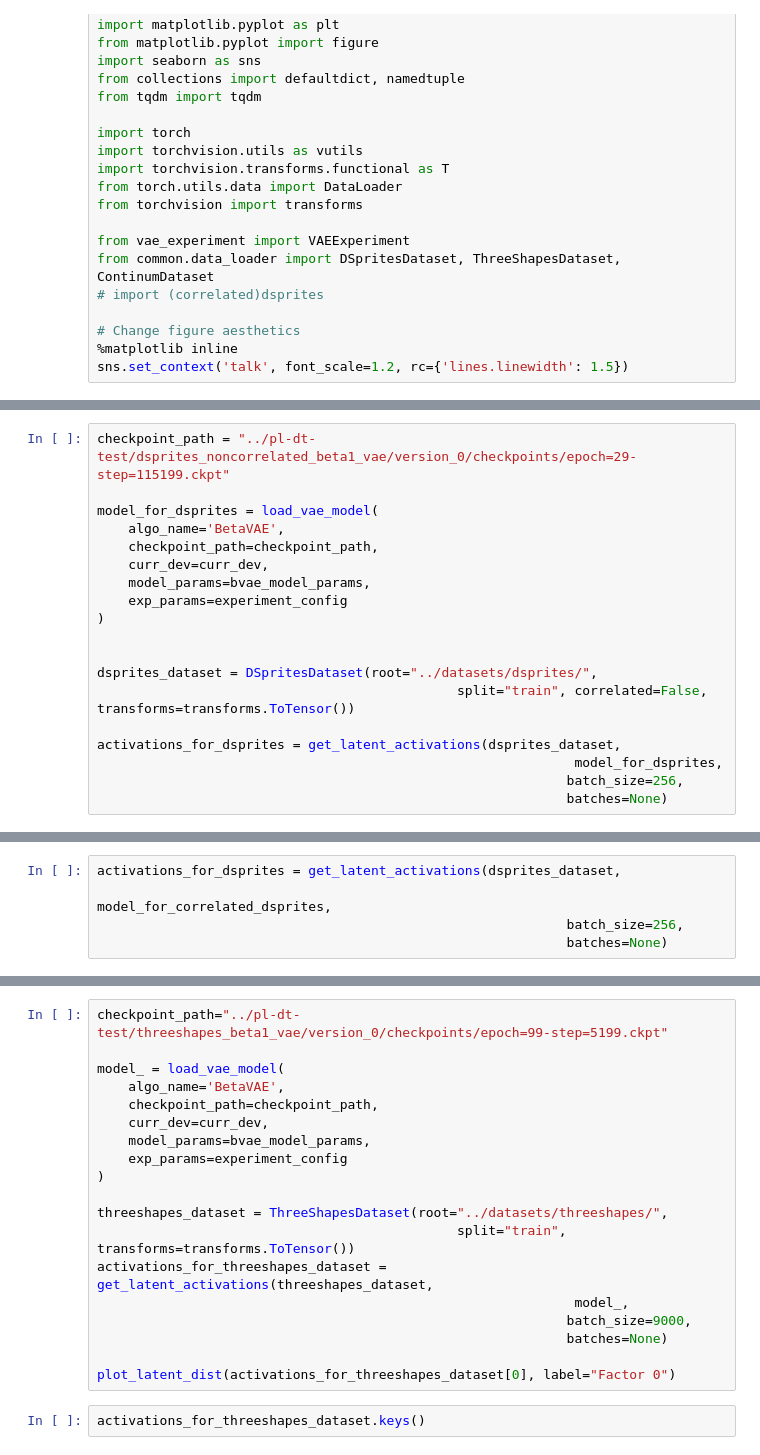
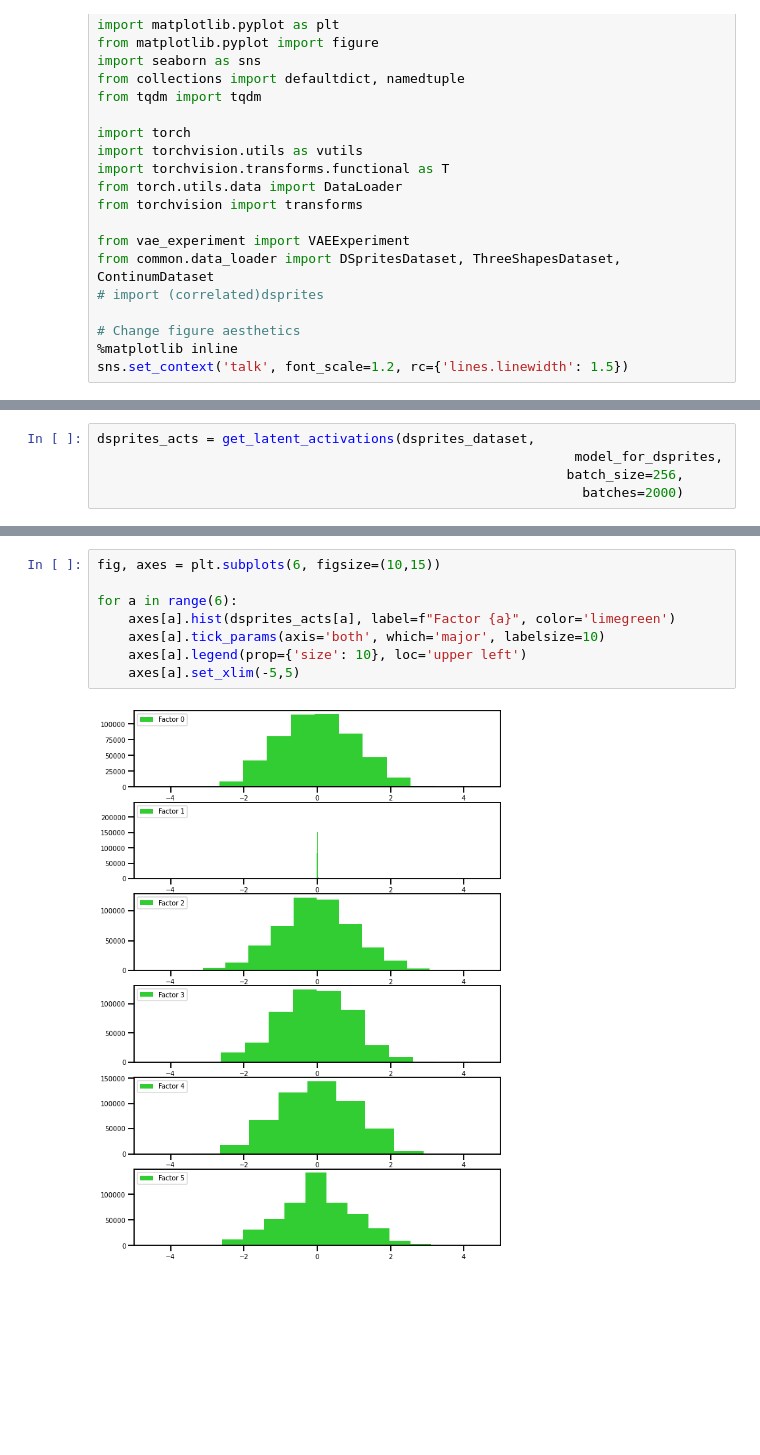
Before and after one commit to muhammadyaseen/vae-disentanglement, a Jupyter notebook: Latent Encoding Investigaton.ipynb, the cells around one changed output, grey strips where cells are left out. Cells and saved outputs as stored; diff of their text form; blank space fills up the shorter version.

```diff
--- a/Latent Encoding Investigaton.ipynb
+++ b/Latent Encoding Investigaton.ipynb
@@ -151,19 +326,0 @@ activations_for_correlated_dsprites = get_latent_activations(correlated_dsprites
-# %%
-checkpoint_path = "../pl-dt-test/dsprites_noncorrelated_beta1_vae/version_0/checkpoints/epoch=29-step=115199.ckpt"
-
-model_for_dsprites = load_vae_model(
-    algo_name='BetaVAE',
-    checkpoint_path=checkpoint_path,
-    curr_dev=curr_dev,
-    model_params=bvae_model_params,
-    exp_params=experiment_config
-)
-
-
-dsprites_dataset = DSpritesDataset(root="../datasets/dsprites/",
-                                              split="train", correlated=False, transforms=transforms.ToTensor())
-
-activations_for_dsprites = get_latent_activations(dsprites_dataset,
-                                                             model_for_dsprites,
-                                                            batch_size=256,
-                                                            batches=None)
@@ -176,5 +327,5 @@ plot_latent_dist(activations_for_correlated_dsprites[1], label="Factor 1")
 # %%
-activations_for_dsprites = get_latent_activations(dsprites_dataset,
-                                                             model_for_correlated_dsprites,
+dsprites_acts = get_latent_activations(dsprites_dataset,
+                                                             model_for_dsprites,
                                                             batch_size=256,
-                                                            batches=None)
+                                                              batches=2000)
@@ -214,21 +332,10 @@ plot_latent_dist(activations_for_threeshapes_dataset[0], label="Factor 0")
-# %%
-checkpoint_path="../pl-dt-test/threeshapes_beta1_vae/version_0/checkpoints/epoch=99-step=5199.ckpt"
-
-model_ = load_vae_model(
-    algo_name='BetaVAE',
-    checkpoint_path=checkpoint_path,
-    curr_dev=curr_dev,
-    model_params=bvae_model_params,
-    exp_params=experiment_config
-)
-
-threeshapes_dataset = ThreeShapesDataset(root="../datasets/threeshapes/",
-                                              split="train", transforms=transforms.ToTensor())
-activations_for_threeshapes_dataset = get_latent_activations(threeshapes_dataset,
-                                                             model_,
-                                                            batch_size=9000,
-                                                            batches=None)
-
-plot_latent_dist(activations_for_threeshapes_dataset[0], label="Factor 0")
-# %%
-activations_for_threeshapes_dataset.keys()
+# %%
+fig, axes = plt.subplots(6, figsize=(10,15))
+
+for a in range(6):
+    axes[a].hist(dsprites_acts[a], label=f"Factor {a}", color='limegreen')
+    axes[a].tick_params(axis='both', which='major', labelsize=10)
+    axes[a].legend(prop={'size': 10}, loc='upper left')
+    axes[a].set_xlim(-5,5)
+# %% [output]
+[figure, added]
```
Also changed, not shown: parts of 24 cells of this notebook.
